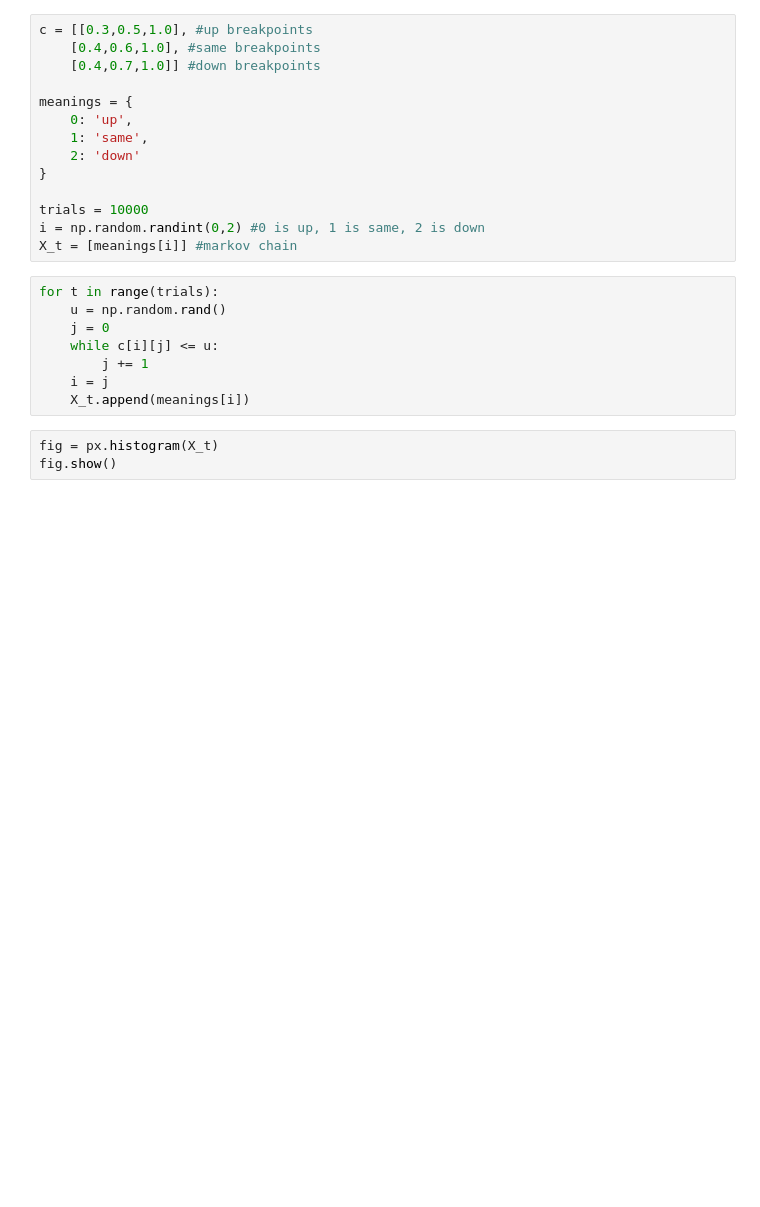
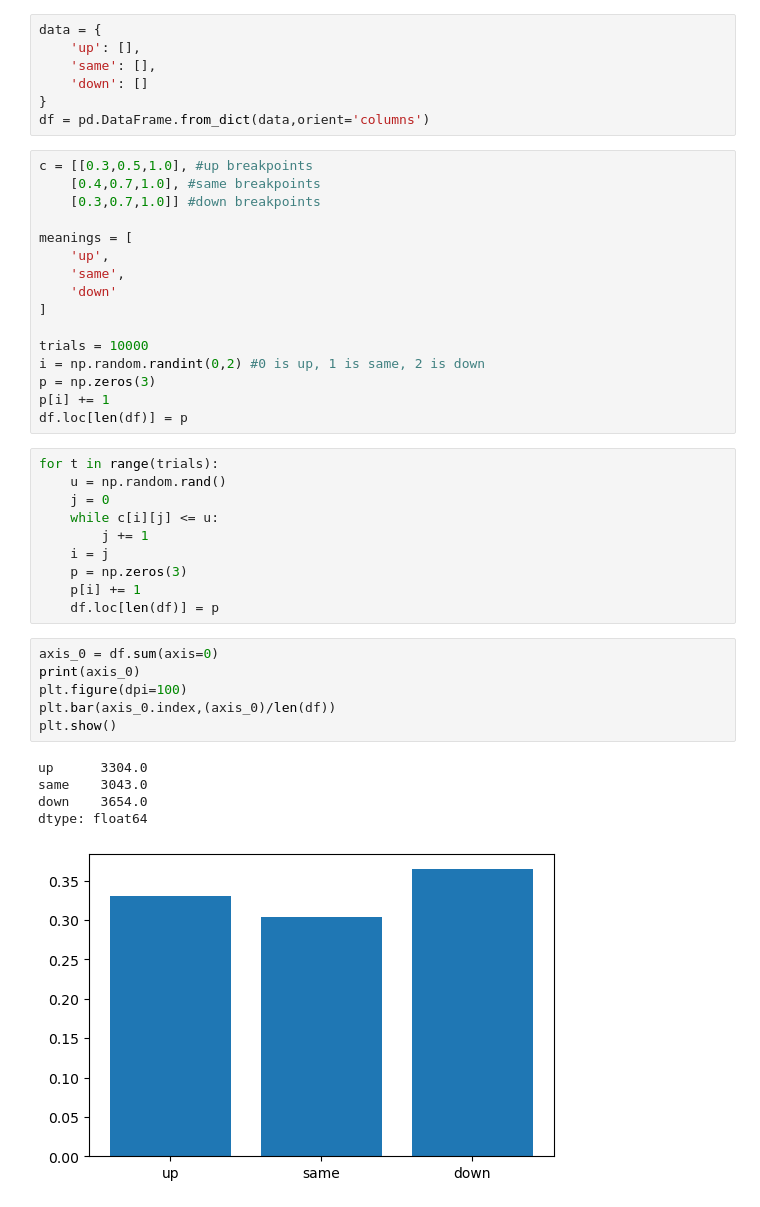
Before and after one commit to etweisberg/monte-carlo, a Jupyter notebook: ethan/markov-chain-stock.ipynb, the cells around one changed output. Saved outputs shown, nothing was run; the diff lists cells and outputs as text; blank space fills up the shorter version.

```diff
--- a/ethan/markov-chain-stock.ipynb
+++ b/ethan/markov-chain-stock.ipynb
@@ -4,17 +6,26 @@ import plotly.express as px
+# %%
+data = {
+    'up': [],
+    'same': [],
+    'down': []
+}
+df = pd.DataFrame.from_dict(data,orient='columns')
 # %%
 c = [[0.3,0.5,1.0], #up breakpoints
-    [0.4,0.6,1.0], #same breakpoints
-    [0.4,0.7,1.0]] #down breakpoints
+    [0.4,0.7,1.0], #same breakpoints
+    [0.3,0.7,1.0]] #down breakpoints
 
-meanings = {
-    0: 'up',
-    1: 'same',
-    2: 'down'
-}
+meanings = [
+    'up',
+    'same',
+    'down'
+]
 
 trials = 10000
 i = np.random.randint(0,2) #0 is up, 1 is same, 2 is down
-X_t = [meanings[i]] #markov chain
+p = np.zeros(3)
+p[i] += 1
+df.loc[len(df)] = p
 # %%
 for t in range(trials):
     u = np.random.rand()
@@ -22,7 +33,18 @@ for t in range(trials):
     while c[i][j] <= u:
         j += 1
     i = j
-    X_t.append(meanings[i])
+    p = np.zeros(3)
+    p[i] += 1
+    df.loc[len(df)] = p
-# %%
-fig = px.histogram(X_t)
-fig.show()
+# %%
+axis_0 = df.sum(axis=0)
+print(axis_0)
+plt.figure(dpi=100)
+plt.bar(axis_0.index,(axis_0)/len(df))
+plt.show()
+# %% [output]
+up      3304.0
+same    3043.0
+down    3654.0
+dtype: float64
+[figure, added]
```
Also changed, not shown: parts of 5 cells of this notebook, 3 other files.
